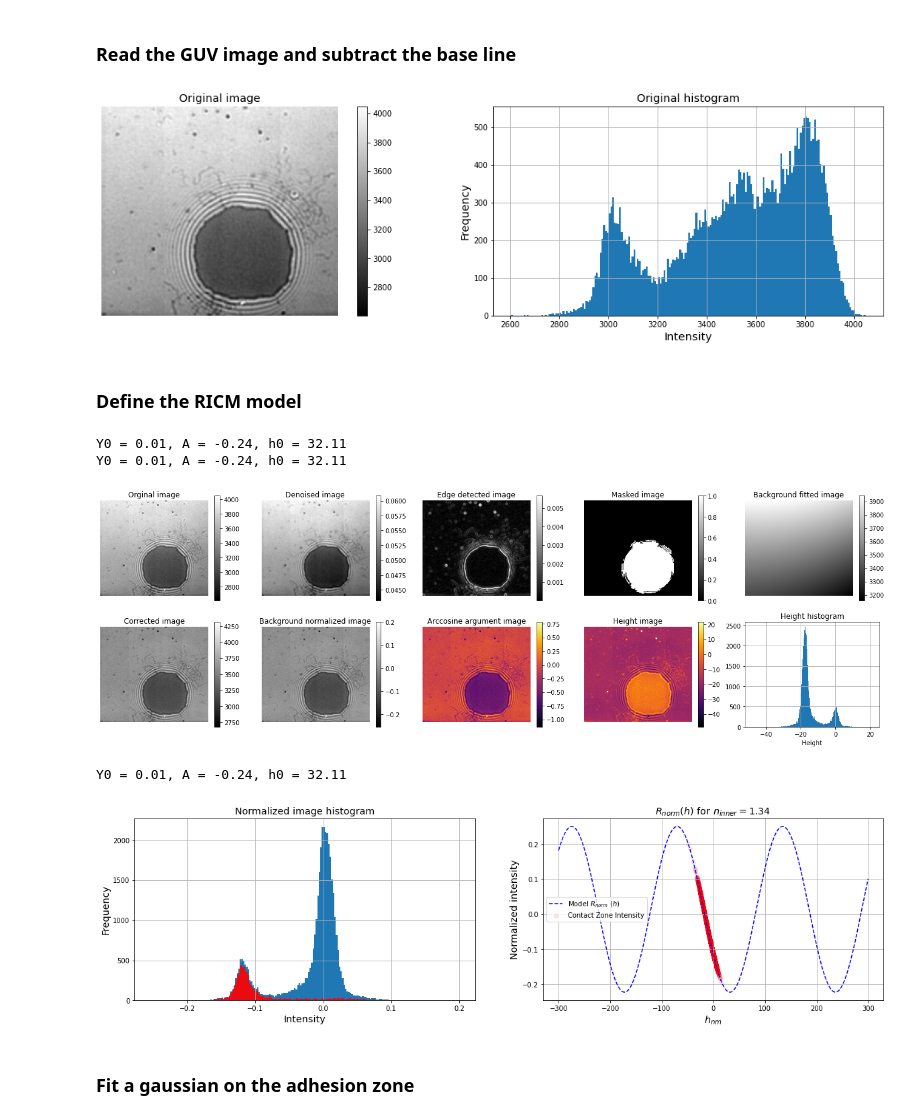
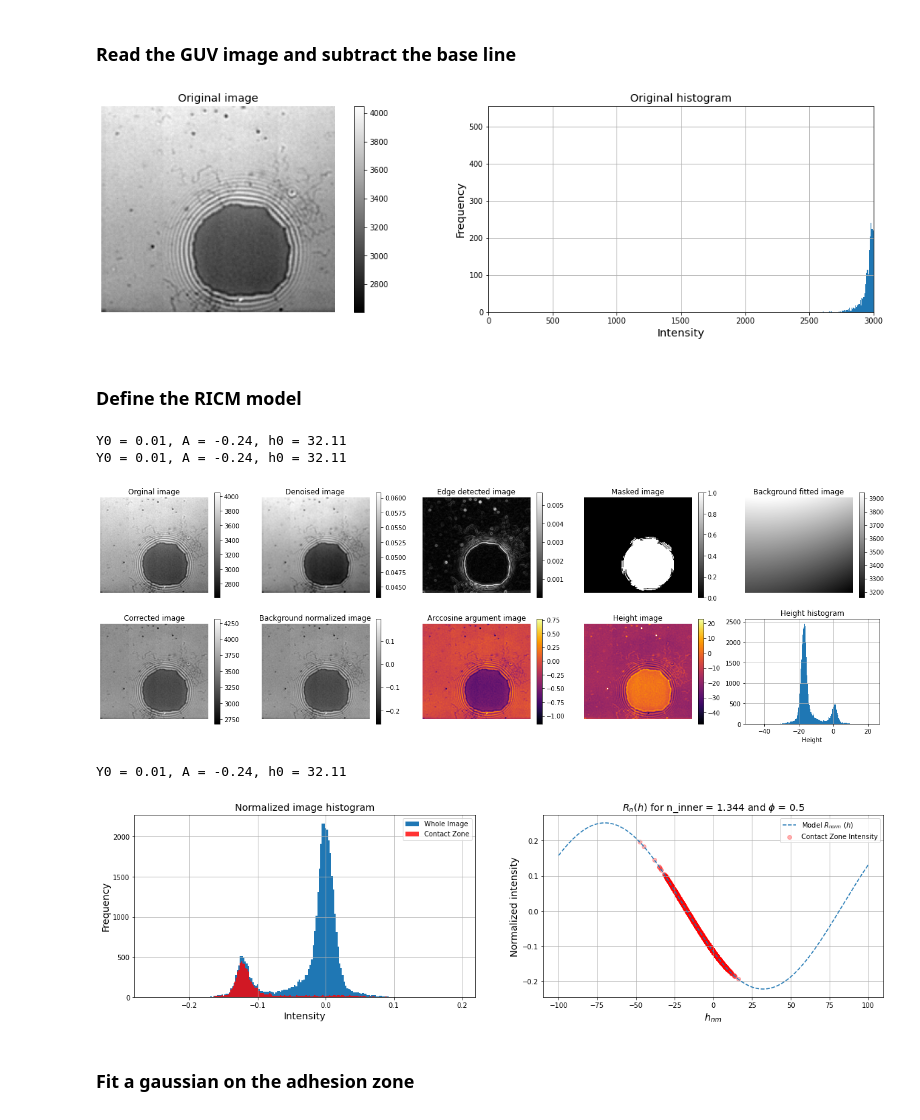
Before and after one commit to ahmed344/Membrane-Topography, a Jupyter notebook: Height_map_Ecad.ipynb, the cells around one changed output. Saved outputs shown, nothing was run; the diff lists cells and outputs as text; code cells hidden in the pictures.

```diff
--- a/Height_map_Ecad.ipynb
+++ b/Height_map_Ecad.ipynb
@@ -46,33 +46,33 @@ plt.grid();
 # %%
 # Read the GUV image
 img = io.imread(f"Data/{experiment}/data/AVG_vesicle_{shot}_MMStack_Default.ome-{guv}.tif")
 
 # Subtract the base line
 img = img - 310
 
 # display the image and it's histogram
 plt.figure(figsize=(20,5))
 
 plt.subplot(121)
 plt.axis('off')
 plt.title('Original image', fontsize='x-large')
 plt.imshow(img, cmap = "gray")
 plt.colorbar();
 
 plt.subplot(122)
 plt.title('Original histogram', fontsize='x-large')
 plt.xlabel('Intensity', fontsize='x-large')
 plt.ylabel('Frequency', fontsize='x-large')
 plt.hist(img.ravel(), bins = 200)
-#plt.xlim(70,87)
+plt.xlim(0,3000)
 plt.grid();
 # %% [output]
-[figure, old version]
+[figure, new version]
 # %% [markdown]
 ### Define the RICM model
 # %%
 # Define the Height range
-h = np.linspace(-300, 300, 600)
+h = np.linspace(-100, 100, 600)
 
 # Define the RICM class with certain n_inner
 ricm = RICM(img, n_inner=1.344, p=0.5, hole=3)
@@ -103,19 +103,20 @@ plt.figure(figsize=(20,5))
 
 # The histogram of the normalized image
 plt.subplot(121)
-plt.hist(ricm.background_normalization().ravel(), bins = 200)
-plt.hist(i_norm_img.ravel(), bins = 200, color = 'r', alpha = 0.9)
+plt.hist(ricm.background_normalization().ravel(), bins=200, label='Whole Image')
+plt.hist(i_norm_img.ravel(), bins=200, color='r', alpha=0.8, label='Contact Zone')
 plt.title('Normalized image histogram', fontsize='x-large')
 plt.xlabel('Intensity', fontsize='x-large')
 plt.ylabel('Frequency', fontsize='x-large')
+plt.legend()
 plt.grid()
 
 plt.subplot(122)
-plt.plot(h, ricm.R5_norm(h), 'b--', label = "Model $R_{norm}\ (h)$")
-plt.scatter(h_img, i_norm_img, color = 'r', alpha = 0.1, label = "Contact Zone Intensity")
-plt.title("$R_{norm}(h)$ for $n_{inner} = 1.34$ ", fontsize='x-large')
-plt.xlabel("$h_{nm}$", fontsize='x-large')
-plt.ylabel("Normalized intensity", fontsize='x-large')
+plt.plot(h, ricm.R5_norm(h), '--', label = 'Model $R_{norm}\ (h)$')
+plt.scatter(h_img, i_norm_img, color = 'r', alpha = 0.3, label = 'Contact Zone Intensity')
+plt.title(f'$R_n(h)$ for n_inner = {ricm.n_inner} and $\phi$ = {ricm.p}', fontsize='x-large')
+plt.xlabel('$h_{nm}$', fontsize='x-large')
+plt.ylabel('Normalized intensity', fontsize='x-large')
 plt.legend()
 plt.grid()
 
@@ -126,7 +127,7 @@ Y0 = 0.01, A = -0.24, h0 = 32.11
 Y0 = 0.01, A = -0.24, h0 = 32.11
 [figure]
 Y0 = 0.01, A = -0.24, h0 = 32.11
-[figure, old version]
+[figure, new version]
 # %% [markdown]
 ### Fit a gaussian on the adhesion zone
 # %%
```
Also changed, not shown: parts of 1 cell of this notebook, 1 other file.
